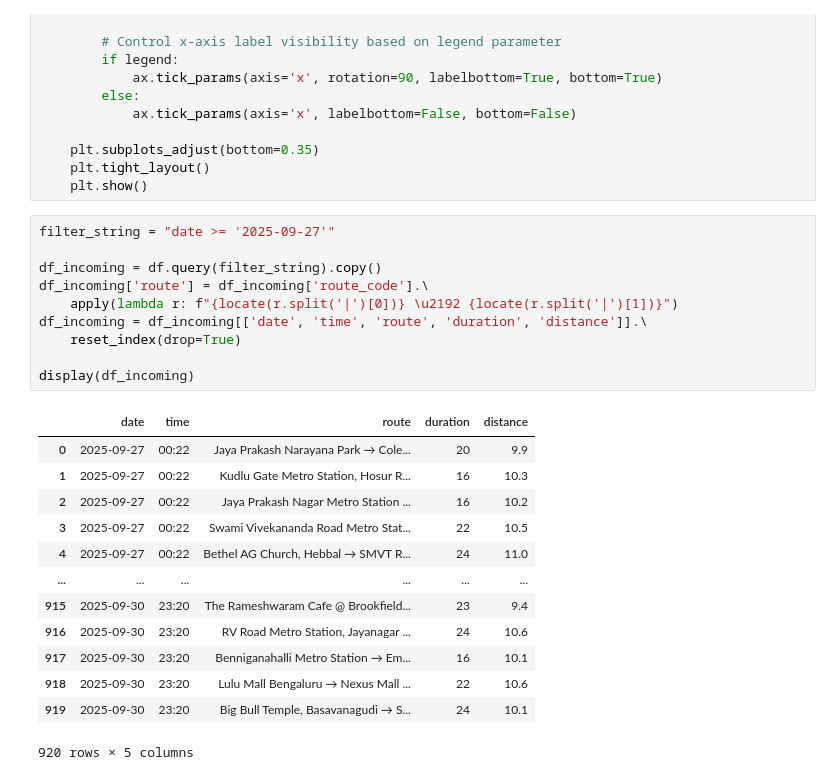
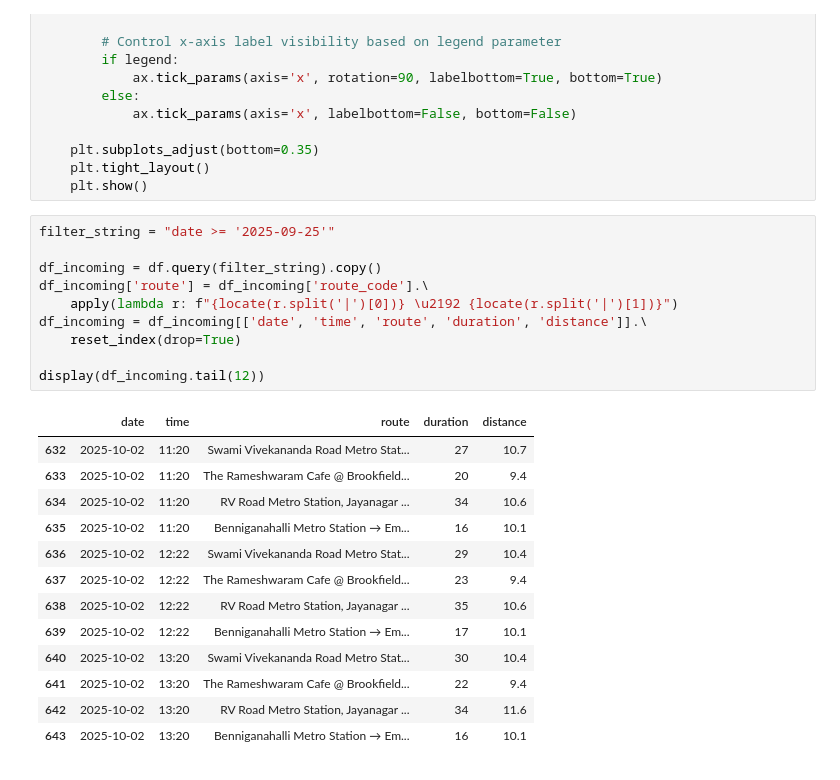
Before and after one commit to thecont1/blr-traffic-monitor, a Jupyter notebook: traffic_visual.ipynb, the cells around one changed output. Drawn from its saved outputs; the diff is of its cells as text.

```diff
--- a/traffic_visual.ipynb
+++ b/traffic_visual.ipynb
@@ -405,28 +397,28 @@ def plot_route_boxplots(df_incoming, avg_speed=True, duration=True, legend=True)
     plt.tight_layout()
     plt.show()
 # %%
-filter_string = "date >= '2025-09-27'"
+filter_string = "date >= '2025-09-25'"
 
 df_incoming = df.query(filter_string).copy()
 df_incoming['route'] = df_incoming['route_code'].\
     apply(lambda r: f"{locate(r.split('|')[0])} \u2192 {locate(r.split('|')[1])}")
 df_incoming = df_incoming[['date', 'time', 'route', 'duration', 'distance']].\
     reset_index(drop=True)
 
-display(df_incoming)
+display(df_incoming.tail(12))
 # %% [output]
 |  | date | time | route | duration | distance |
-| 0 | 2025-09-27 | 00:22 | Jaya Prakash Narayana Park → Cole... | 20 | 9.9 |
-| 1 | 2025-09-27 | 00:22 | Kudlu Gate Metro Station, Hosur R... | 16 | 10.3 |
-| 2 | 2025-09-27 | 00:22 | Jaya Prakash Nagar Metro Station ... | 16 | 10.2 |
-| 3 | 2025-09-27 | 00:22 | Swami Vivekananda Road Metro Stat... | 22 | 10.5 |
-| 4 | 2025-09-27 | 00:22 | Bethel AG Church, Hebbal → SMVT R... | 24 | 11.0 |
-| ... | ... | ... | ... | ... | ... |
-| 915 | 2025-09-30 | 23:20 | The Rameshwaram Cafe @ Brookfield... | 23 | 9.4 |
-| 916 | 2025-09-30 | 23:20 | RV Road Metro Station, Jayanagar ... | 24 | 10.6 |
-| 917 | 2025-09-30 | 23:20 | Benniganahalli Metro Station → Em... | 16 | 10.1 |
-| 918 | 2025-09-30 | 23:20 | Lulu Mall Bengaluru → Nexus Mall ... | 22 | 10.6 |
-| 919 | 2025-09-30 | 23:20 | Big Bull Temple, Basavanagudi → S... | 24 | 10.1 |
+| 632 | 2025-10-02 | 11:20 | Swami Vivekananda Road Metro Stat... | 27 | 10.7 |
+| 633 | 2025-10-02 | 11:20 | The Rameshwaram Cafe @ Brookfield... | 20 | 9.4 |
+| 634 | 2025-10-02 | 11:20 | RV Road Metro Station, Jayanagar ... | 34 | 10.6 |
+| 635 | 2025-10-02 | 11:20 | Benniganahalli Metro Station → Em... | 16 | 10.1 |
+| 636 | 2025-10-02 | 12:22 | Swami Vivekananda Road Metro Stat... | 29 | 10.4 |
+| 637 | 2025-10-02 | 12:22 | The Rameshwaram Cafe @ Brookfield... | 23 | 9.4 |
+| 638 | 2025-10-02 | 12:22 | RV Road Metro Station, Jayanagar ... | 35 | 10.6 |
+| 639 | 2025-10-02 | 12:22 | Benniganahalli Metro Station → Em... | 17 | 10.1 |
+| 640 | 2025-10-02 | 13:20 | Swami Vivekananda Road Metro Stat... | 30 | 10.4 |
+| 641 | 2025-10-02 | 13:20 | The Rameshwaram Cafe @ Brookfield... | 22 | 9.4 |
+| 642 | 2025-10-02 | 13:20 | RV Road Metro Station, Jayanagar ... | 34 | 11.6 |
+| 643 | 2025-10-02 | 13:20 | Benniganahalli Metro Station → Em... | 16 | 10.1 |
-920 rows × 5 columns
 # %%
 plot_route_boxplots(
```
Also changed, not shown: parts of 6 cells of this notebook.
